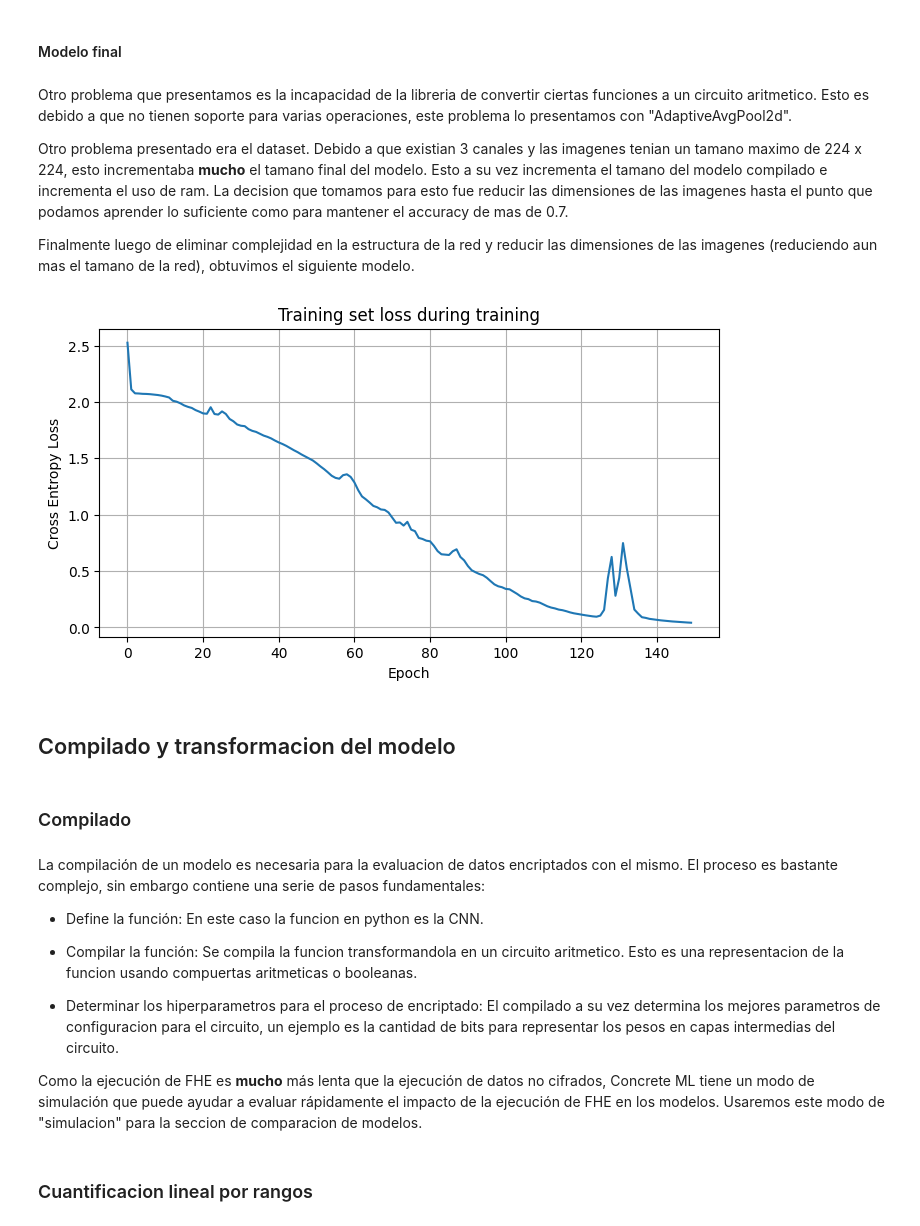
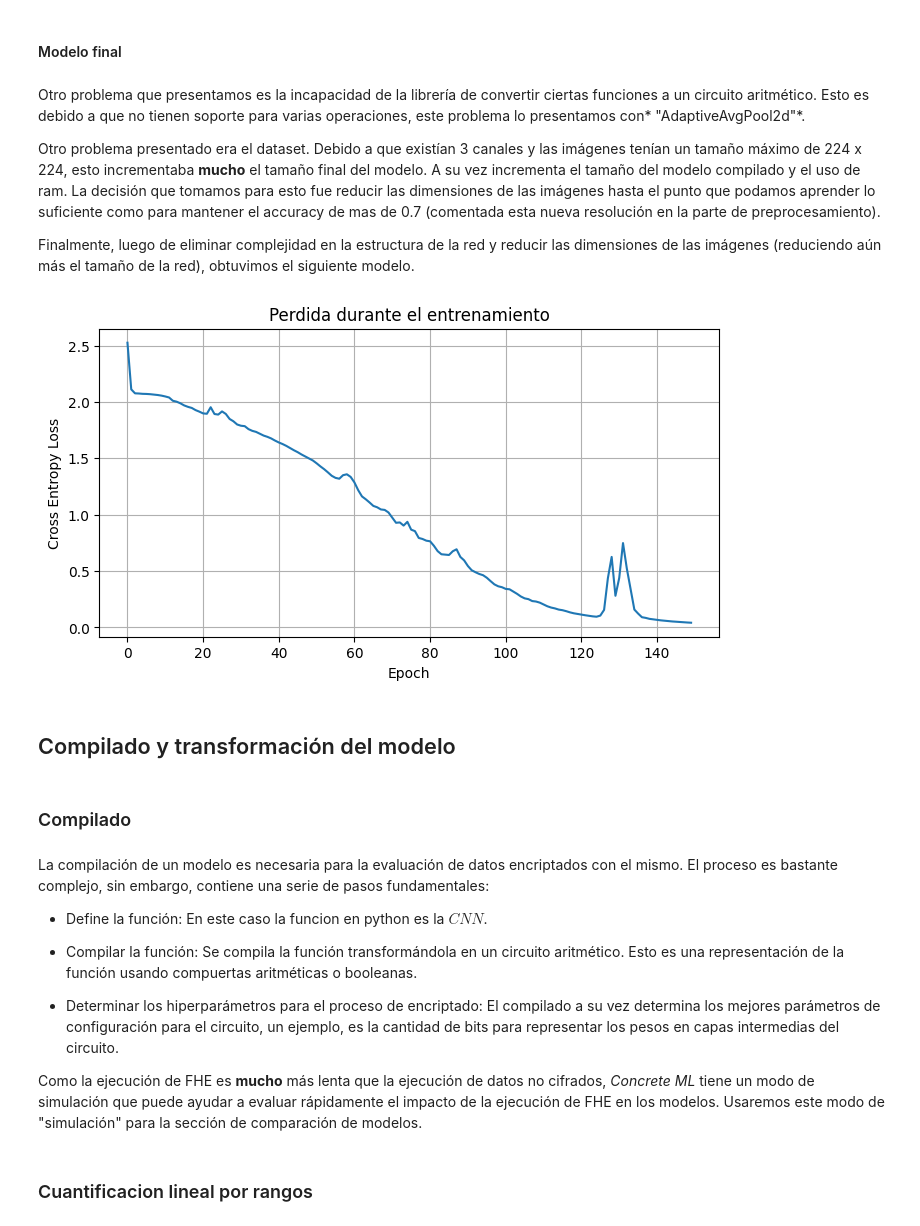
Before and after one commit to Rcontre360/UCV-ML-2-2024, a Jupyter notebook: project/proyect.ipynb, the cells around one changed output. Saved outputs shown, nothing was run; the diff lists cells and outputs as text; code cells hidden in the pictures.

```diff
--- a/project/proyect.ipynb
+++ b/project/proyect.ipynb
@@ -450,11 +461,11 @@ class CNNnet(torch.nn.Module):
 # %% [markdown]
 #### Modelo final
 # %% [markdown]
-Otro problema que presentamos es la incapacidad de la libreria de convertir ciertas funciones a un circuito aritmetico. Esto es debido a que no tienen soporte para varias operaciones, este problema lo presentamos con "AdaptiveAvgPool2d".
+Otro problema que presentamos es la incapacidad de la librería de convertir ciertas funciones a un circuito aritmético. Esto es debido a que no tienen soporte para varias operaciones, este problema lo presentamos con* "AdaptiveAvgPool2d"*.
 
-Otro problema presentado era el dataset. Debido a que existian 3 canales y las imagenes tenian un tamano maximo de 224 x 224, esto incrementaba **mucho** el tamano final del modelo. Esto a su vez incrementa el tamano del modelo compilado e incrementa el uso de ram. La decision que tomamos para esto fue reducir las dimensiones de las imagenes hasta el punto que podamos aprender lo suficiente como para mantener el accuracy de mas de 0.7.
+Otro problema presentado era el dataset. Debido a que existían 3 canales y las imágenes tenían un tamaño máximo de 224 x 224, esto incrementaba **mucho** el tamaño final del modelo. A su vez incrementa el tamaño del modelo compilado y el uso de ram. La decisión que tomamos para esto fue reducir las dimensiones de las imágenes hasta el punto que podamos aprender lo suficiente como para mantener el accuracy de mas de 0.7 (comentada esta nueva resolución en la parte de preprocesamiento).
 
-Finalmente luego de eliminar complejidad en la estructura de la red y reducir las dimensiones de las imagenes (reduciendo aun mas el tamano de la red), obtuvimos el siguiente modelo.
+Finalmente, luego de eliminar complejidad en la estructura de la red y reducir las dimensiones de las imágenes (reduciendo aún más el tamaño de la red), obtuvimos el siguiente modelo.
 # %%
 class CNNnet(nn.Module):
     def __init__(self, n_classes) -> None:
@@ -479,7 +490,6 @@ class CNNnet(nn.Module):
 torch.manual_seed(42)
 
 def train_one_epoch(net, optimizer, train_loader):
-    # Cross Entropy loss for classification when not using a softmax layer in the network
     loss = nn.CrossEntropyLoss()
 
     net.train()
@@ -488,54 +498,49 @@ def train_one_epoch(net, optimizer, train_loader):
         optimizer.zero_grad()
         output = net(data)
         loss_net = loss(output, target.long())
         loss_net.backward()
         optimizer.step()
         avg_loss += loss_net.item()
 
     return avg_loss / len(train_loader)
 
-
-# Create the tiny CNN with 10 output classes
 N_EPOCHS = 150
 
-# Create a train data loader
 train_dataset = TensorDataset(torch.Tensor(x_train), torch.Tensor(y_train))
 train_dataloader = DataLoader(train_dataset, batch_size=64)
 
-# Create a test data loader to supply batches for network evaluation (test)
 test_dataset = TensorDataset(torch.Tensor(x_test), torch.Tensor(y_test))
 test_dataloader = DataLoader(test_dataset)
 
-# Train the network with Adam, output the test set accuracy every epoch
 net = CNNnet(8)
 losses_bits = []
 optimizer = torch.optim.Adam(net.parameters())
 for _ in tqdm(range(N_EPOCHS), desc="Training"):
     losses_bits.append(train_one_epoch(net, optimizer, train_dataloader))
 
 fig = plt.figure(figsize=(8, 4))
 plt.plot(losses_bits)
 plt.ylabel("Cross Entropy Loss")
 plt.xlabel("Epoch")
-plt.title("Training set loss during training")
+plt.title("Perdida durante el entrenamiento")
 plt.grid(True)
 plt.show()
 # %% [output]
-[figure, old version]
+[figure, new version]
 # %% [markdown]
-## Compilado y transformacion del modelo
+## Compilado y transformación del modelo
 # %% [markdown]
 ### Compilado
 # %% [markdown]
-La compilación de un modelo es necesaria para la evaluacion de datos encriptados con el mismo. El proceso es bastante complejo, sin embargo contiene una serie de pasos fundamentales:
+La compilación de un modelo es necesaria para la evaluación de datos encriptados con el mismo. El proceso es bastante complejo, sin embargo, contiene una serie de pasos fundamentales:
 
-- Define la función: En este caso la funcion en python es la CNN.
+- Define la función: En este caso la funcion en python es la $CNN$.
 
-- Compilar la función: Se compila la funcion transformandola en un circuito aritmetico. Esto es una representacion de la funcion usando compuertas aritmeticas o booleanas.
+- Compilar la función: Se compila la función transformándola en un circuito aritmético. Esto es una representación de la función usando compuertas aritméticas o booleanas.
 
-- Determinar los hiperparametros para el proceso de encriptado: El compilado a su vez determina los mejores parametros de configuracion para el circuito, un ejemplo es la cantidad de bits para representar los pesos en capas intermedias del circuito.
+- Determinar los hiperparámetros para el proceso de encriptado: El compilado a su vez determina los mejores parámetros de configuración para el circuito, un ejemplo, es la cantidad de bits para representar los pesos en capas intermedias del circuito.
 
-Como la ejecución de FHE es **mucho** más lenta que la ejecución de datos no cifrados, Concrete ML tiene un modo de simulación que puede ayudar a evaluar rápidamente el impacto de la ejecución de FHE en los modelos. Usaremos este modo de "simulacion" para la seccion de comparacion de modelos.
+Como la ejecución de FHE es **mucho** más lenta que la ejecución de datos no cifrados, *Concrete ML* tiene un modo de simulación que puede ayudar a evaluar rápidamente el impacto de la ejecución de FHE en los modelos. Usaremos este modo de "simulación" para la sección de comparación de modelos.
 # %% [markdown]
 ### Cuantificacion lineal por rangos
 # %% [markdown]
```
Also changed, not shown: parts of 81 cells of this notebook.
